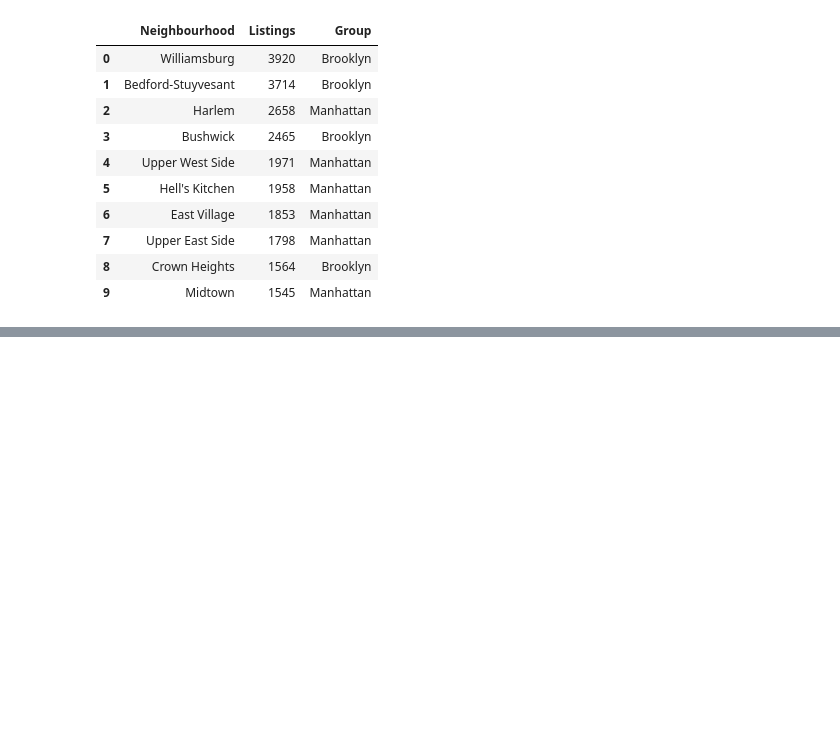
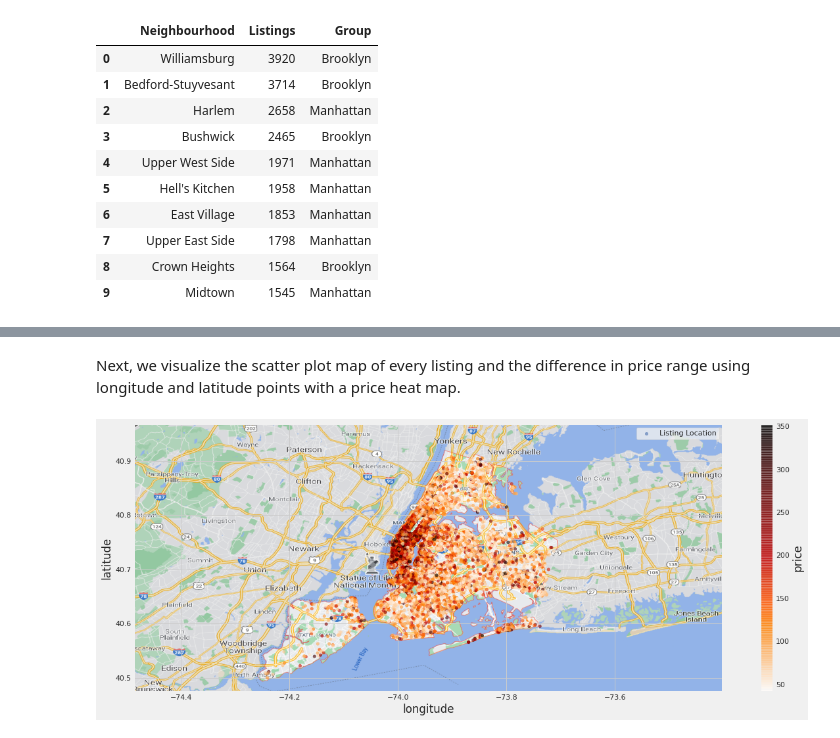
Before and after one commit to anuj561/Airbnb_NYC_2019, a Jupyter notebook: Airbnb_NYC_2019.ipynb, the cells around one changed output, grey strips where cells are left out. Saved outputs shown, nothing was run; the diff lists cells and outputs as text; code cells hidden in the pictures; blank space fills up the shorter version.

```diff
--- a/Airbnb_NYC_2019.ipynb
+++ b/Airbnb_NYC_2019.ipynb
@@ -282,0 +343,14 @@ AHAAA!!! The top 10 neighbourhood are from Either Manhatten or Broolyn which hav
+# %%
+airbnb_1 = airbnb[(airbnb.price < airbnb.price.quantile(0.95)) & (airbnb.price > airbnb.price.quantile(0.05))]
+# %% [markdown]
+Next, we visualize the scatter plot map of every listing and the difference in price range using longitude and latitude points with a price heat map.
+# %%
+plt.figure(figsize=(18,7))
+BBox = (-74.48746357761304,-73.4012759869841, 40.47380350214988,40.96843158118323)
+plt.imshow(sg_map,zorder=0,extent=BBox)
+ax = plt.gca()
+airbnb_1.plot(kind='scatter',x='longitude',y='latitude',label='Listing Location', c='price', ax=ax, cmap=plt.get_cmap('gist_heat_r'), colorbar=True, alpha=0.6, zorder=5)
+plt.legend()
+plt.show()
+# %% [output]
+[figure, added]
```
Also changed, not shown: parts of 28 cells of this notebook.
